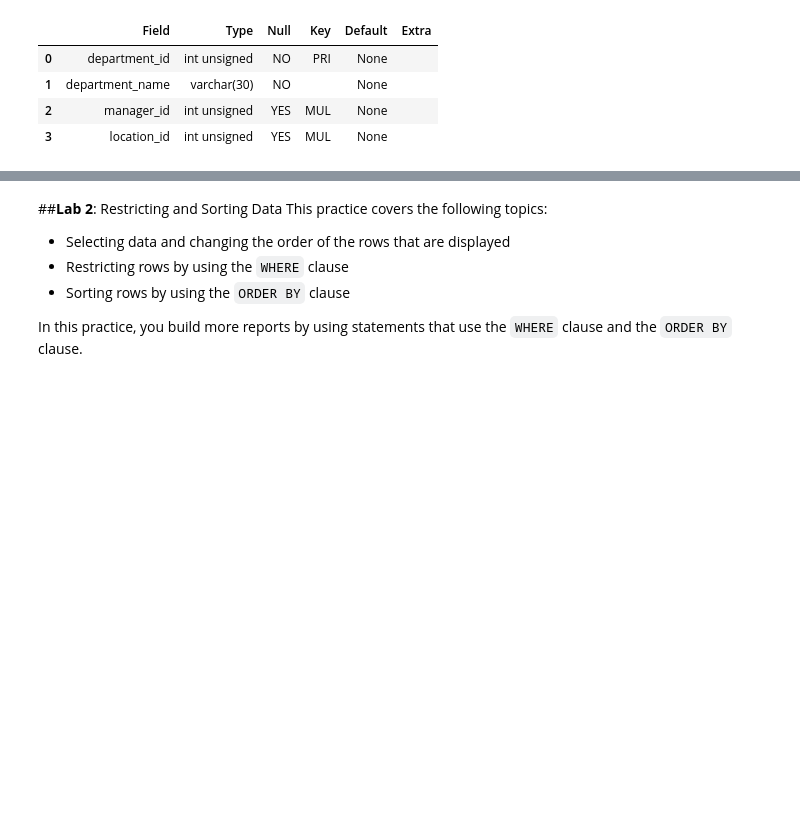
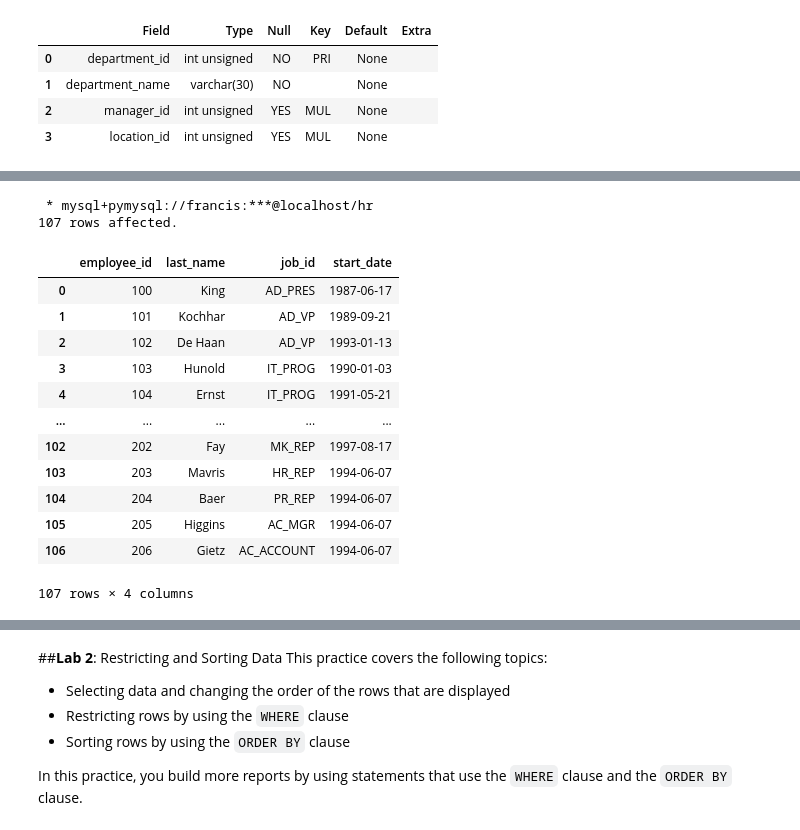
Before and after one commit to yugentan/googleCollab, a Jupyter notebook: MySQL Hand-On Lab.ipynb, the cells around one changed output, grey strips where cells are left out. Cells and saved outputs as stored; diff of their text form; code cells hidden in the pictures; blank space fills up the shorter version.

```diff
--- a/MySQL Hand-On Lab.ipynb
+++ b/MySQL Hand-On Lab.ipynb
@@ -223,6 +257,24 @@ FROM employees;
 # %%
 %%sql
 # Insert Your Code Here
+SELECT employee_id, last_name, job_id, hire_date AS start_date
+FROM employees;
+# %% [output]
+ * mysql+pymysql://francis:***@localhost/hr
+107 rows affected.
+|  | employee_id | last_name | job_id | start_date |
+| 0 | 100 | King | AD_PRES | 1987-06-17 |
+| 1 | 101 | Kochhar | AD_VP | 1989-09-21 |
+| 2 | 102 | De Haan | AD_VP | 1993-01-13 |
+| 3 | 103 | Hunold | IT_PROG | 1990-01-03 |
+| 4 | 104 | Ernst | IT_PROG | 1991-05-21 |
+| ... | ... | ... | ... | ... |
+| 102 | 202 | Fay | MK_REP | 1997-08-17 |
+| 103 | 203 | Mavris | HR_REP | 1994-06-07 |
+| 104 | 204 | Baer | PR_REP | 1994-06-07 |
+| 105 | 205 | Higgins | AC_MGR | 1994-06-07 |
+| 106 | 206 | Gietz | AC_ACCOUNT | 1994-06-07 |
+107 rows × 4 columns
 # %% [markdown]
 **Task 1.7** The HR department wants a query to display all unique job IDs from the <code>employees</code> table.
 
```
Also changed, not shown: parts of 4 cells of this notebook.
